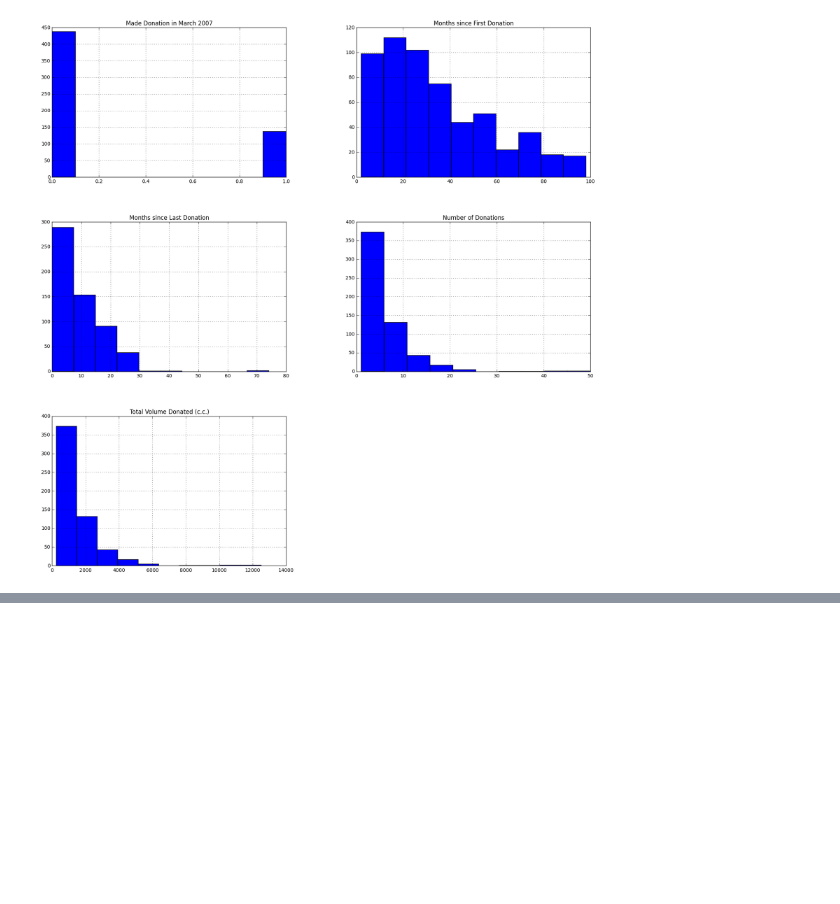
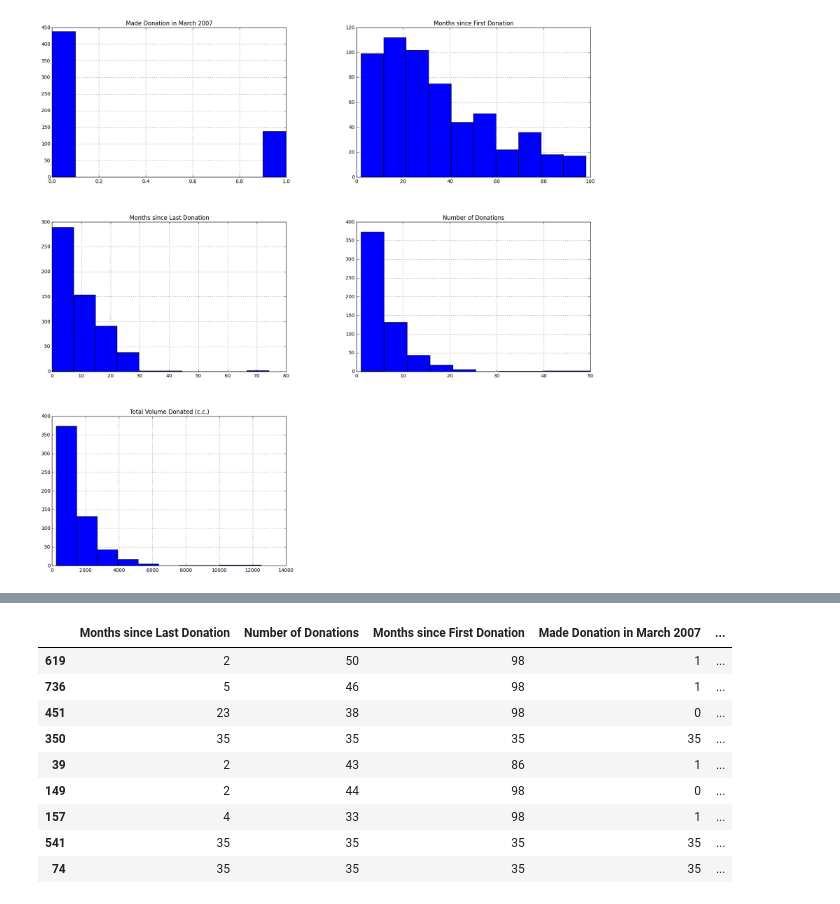
Before and after one commit to davisincubator/digblood, a Jupyter notebook: notebooks/amp_initial_data_exploration.ipynb, the cells around one changed output, grey strips where cells are left out. Drawn from its saved outputs; the diff is of its cells as text; code cells hidden in the pictures; blank space fills up the shorter version.

```diff
--- a/notebooks/amp_initial_data_exploration.ipynb
+++ b/notebooks/amp_initial_data_exploration.ipynb
@@ -58,3 +134,16 @@ array(['Months since Last Donation', 'Number of Donations',
+# %%
+b1[b1['Number of Donations']>30]
+# %% [output]
+|  | Months since Last Donation | Number of Donations | Months since First Donation | Made Donation in March 2007 | ... |
+| 619 | 2 | 50 | 98 | 1 | ... |
+| 736 | 5 | 46 | 98 | 1 | ... |
+| 451 | 23 | 38 | 98 | 0 | ... |
+| 350 | 35 | 35 | 35 | 35 | ... |
+| 39 | 2 | 43 | 86 | 1 | ... |
+| 149 | 2 | 44 | 98 | 0 | ... |
+| 157 | 4 | 33 | 98 | 1 | ... |
+| 541 | 35 | 35 | 35 | 35 | ... |
+| 74 | 35 | 35 | 35 | 35 | ... |
 # %%
 ##okay, need to save this to remember how it works, but sqrt didn't normalize quite as much as I hoped... though way better
 b1['Months since Last Donation square root'] = b1['Months since Last Donation'].apply(math.sqrt)
```
Also changed, not shown: parts of 26 cells of this notebook.
